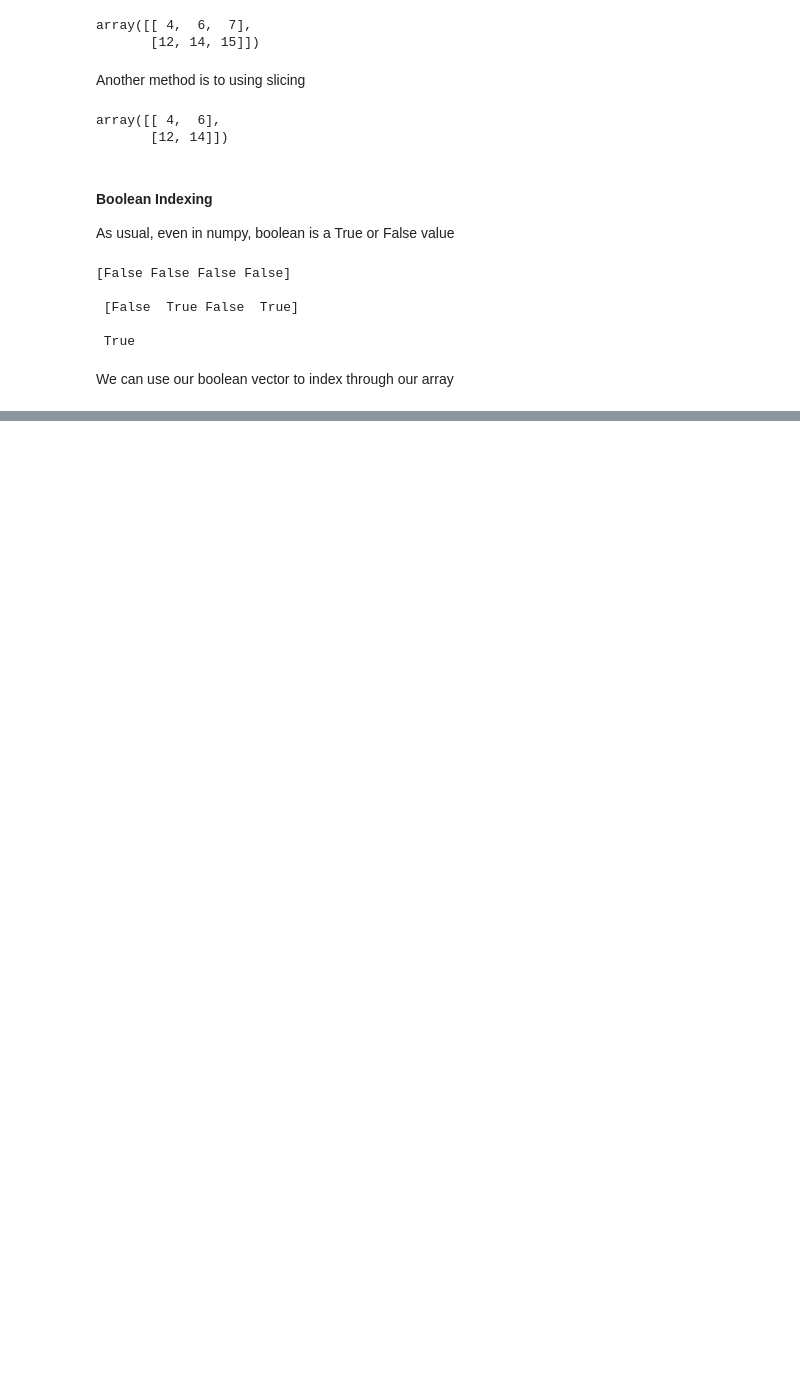
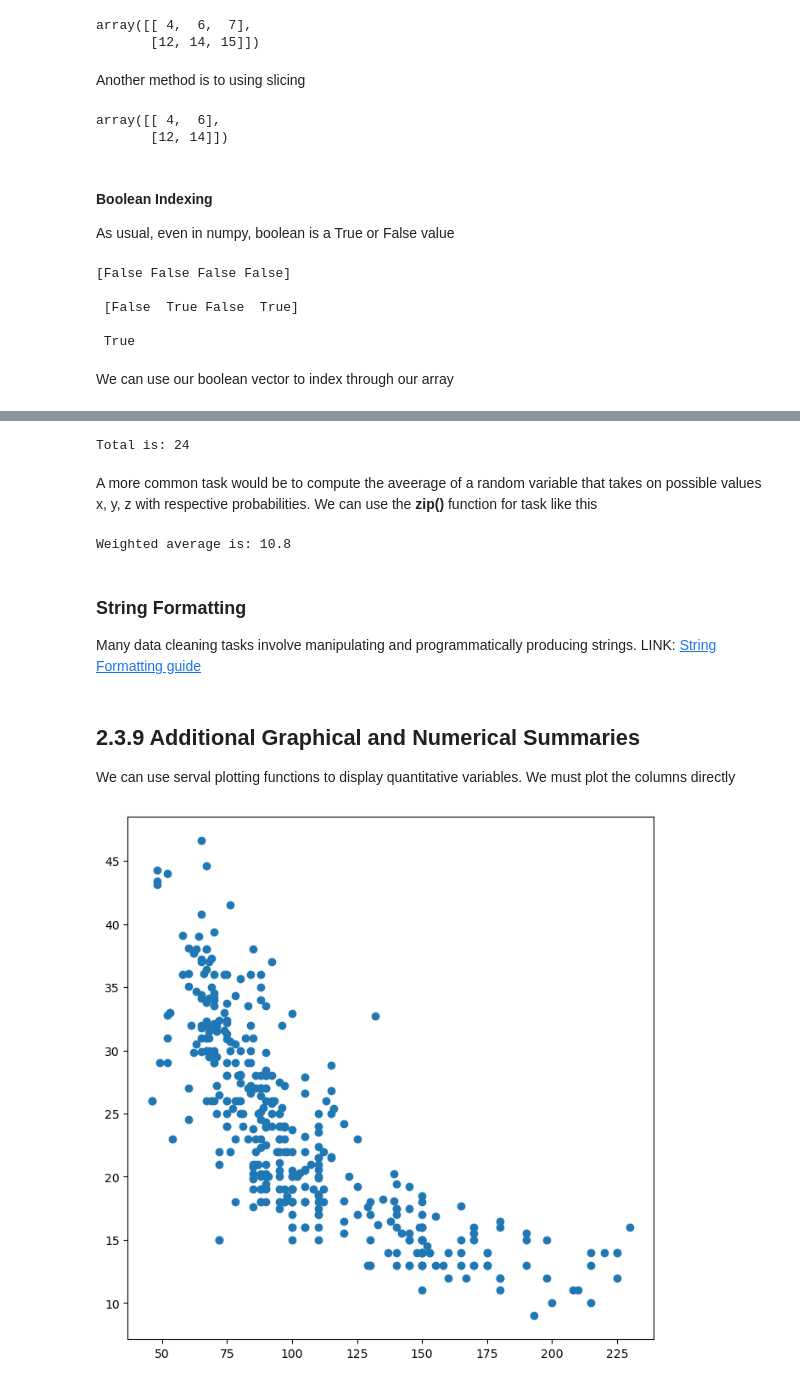
Before and after one commit to United-Project/DSLearnPCMac, a Jupyter notebook: Lab2.3(ISLR).ipynb, the cells around one changed output, grey strips where cells are left out. Saved outputs shown, nothing was run; the diff lists cells and outputs as text; code cells hidden in the pictures; blank space fills up the shorter version.

Commit message:
Chapter 2.3 Python ISL update

```diff
--- a/Lab2.3(ISLR).ipynb
+++ b/Lab2.3(ISLR).ipynb
@@ -203,0 +271,6 @@ A[idx_bool]
+# %%
+Auto = pd.read_csv('Auto.csv', na_values=['?'])
+Auto['horsepower'].sum()
+
+# shape of a data frame gives (observations, variables)
+print(Auto.shape)
@@ -203,0 +282,3 @@ A[idx_bool]
+# %%
+Auto_new = Auto.dropna()
+Auto_new.shape
@@ -203,0 +289,3 @@ A[idx_bool]
+# %%
+Auto = Auto_new # Rewriting previous value
+Auto.columns
@@ -203,0 +348,7 @@ A[idx_bool]
+# %%
+# As we do not have an index column, the rows are labeled 0-396, we can rename the rows
+Auto_re = Auto.set_index('name')
+print(Auto_re)
+
+# We can now see that the variable "name" is not is no longer a column
+print('\n', Auto_re.columns)
@@ -203,0 +468,30 @@ A[idx_bool]
+# %%
+# Example looping over a list and computing their sum
+total = 0
+for value in [3,2,19]:
+    total += value # increment notation
+print('Total is: {0}'.format(total))
+# %% [output]
+Total is: 24
+# %% [markdown]
+A more common task would be to compute the aveerage of a random variable that takes on possible values x, y, z with respective probabilities. We can use the **zip()** function for task like this
+# %%
+total = 0
+for value, weight in zip([2,3,19],
+                         [0.2,0.3,0.5]):
+    total += weight * value
+print('Weighted average is: {0}'.format(total))
+# %% [output]
+Weighted average is: 10.8
+# %% [markdown]
+### String Formatting
+Many data cleaning tasks involve manipulating and programmatically producing strings.
+LINK: [String Formatting guide](docs.python.org/3/library/string.html)
+# %% [markdown]
+## 2.3.9 Additional Graphical and Numerical Summaries
+We can use serval plotting functions to display quantitative variables. We must plot the columns directly
+# %%
+fig, ax = subplots(figsize=(8, 8))
+ax.plot(Auto['horsepower'], Auto['mpg'], 'o');
+# %% [output]
+[figure, added]
```
Also changed, not shown: parts of 45 cells of this notebook, 1 other file.
